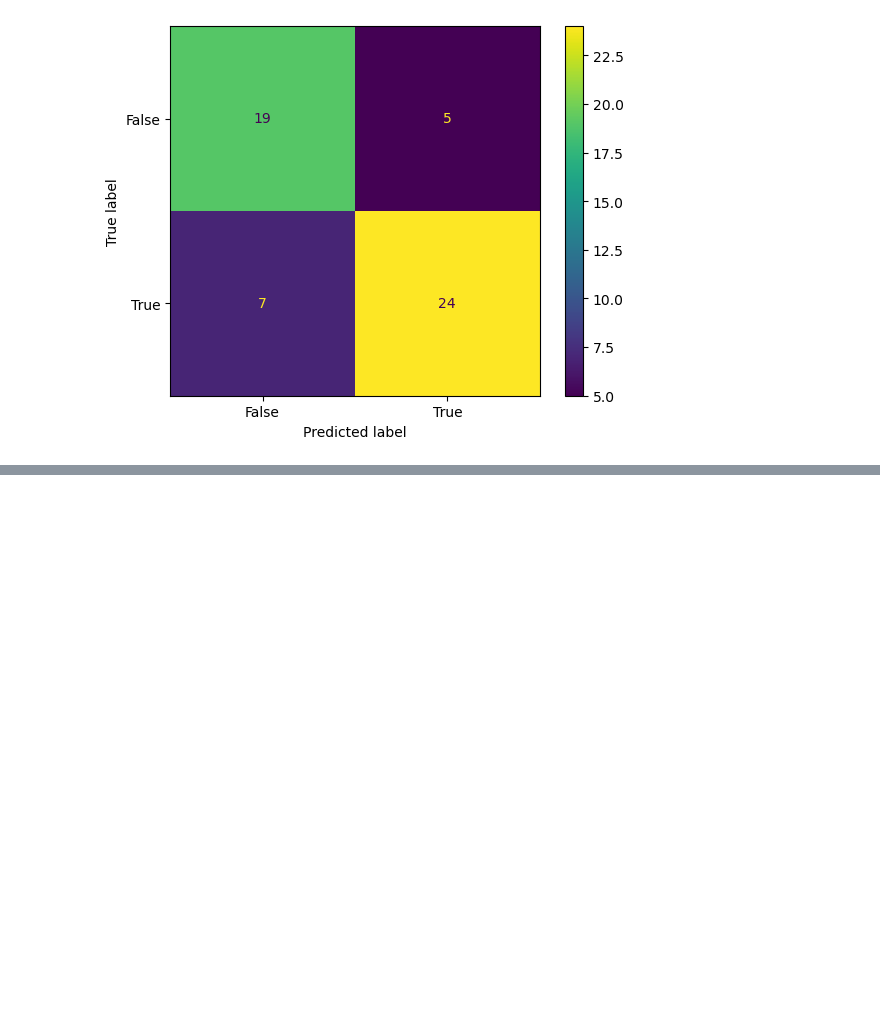
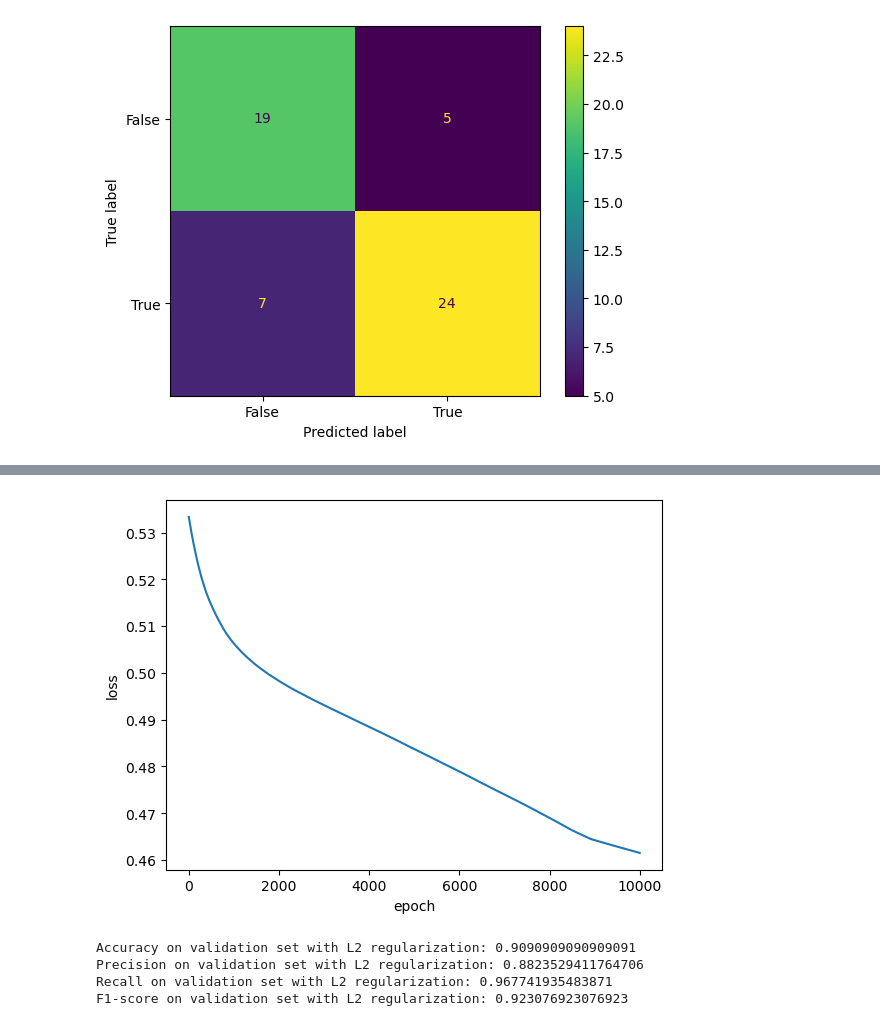
Before and after one commit to thuvu17/ml-train-heart-attack, a Jupyter notebook: heart_attack_NN.ipynb, the cells around one changed output, grey strips where cells are left out. Cells and saved outputs as stored; diff of their text form; code cells hidden in the pictures; blank space fills up the shorter version.

```diff
--- a/heart_attack_NN.ipynb
+++ b/heart_attack_NN.ipynb
@@ -278,11 +300,45 @@ y_test_tensor = torch.Tensor(y_test)
+# %%
+# Define the optimizer with L1 regularization
+lambda_l1 = 1e-2
+optimizer_reg_l1 = SGD(train_model.parameters(), lr=0.01, weight_decay = lambda_l1)
+
+
+def optimize_l1(num_epoch, lambda_l1, optimizer, model, X_tensor, y_tensor):
+    epoch_loss_dict = {}
+    for epoch in range(num_epoch):
+        y_pred = model(X_tensor)                    # Forward propagation
+        loss = loss_cal(y_pred, y_tensor)           # Compute original lost
+
+        # Add L1 regularization term to the loss
+        l1_reg = 0
+        for param in model.parameters():
+            l1_reg += torch.norm(param, p=1)
+        l1_penalty = lambda_l1 * l1_reg
+
+        # Compute total loss with L1 regularization
+        loss = loss_cal(y_pred, y_tensor) + l1_penalty
+        epoch_loss_dict[epoch] = loss.item()
+
+        optimizer.zero_grad()                       # Zero the gradients
+        loss.backward()                             # Backward propagation
+        optimizer.step()                            # Update the parameters
+
+    return y_pred, epoch_loss_dict
 # %%
-y_pred_test = my_model(X_test_tensor)
-y_pred_test_hard = torch.where(y_pred_test > 0.5, 1, 0)
-correct = torch.where(y_pred_test_hard == y_test_tensor, 1, 0)
-accuracy = float(torch.sum(correct) / y_test.shape[0])
-print("accuracy:", accuracy)
+y_pred_val_reg_l1, epoch_loss_dict_val_reg_l1 = optimize_l1(num_epoch, lambda_l1, optimizer_reg_l1, train_model, X_val_tensor, y_val_tensor)
+y_pred_binary_val_reg_l1 = (y_pred_val_reg_l1.detach().numpy() > 0.5).astype(int)
+plot_loss_curve(epoch_loss_dict_val_reg_l1)
+# %% [output]
+[figure, added]
 # %%
-cm = metrics.confusion_matrix(y_test_tensor, y_pred_test_hard)
-cm_display = metrics.ConfusionMatrixDisplay(confusion_matrix = cm, display_labels = [False, True])
-cm_display.plot()
-plt.show()
+accuracy_val_l1, precision_val_l1, recall_val_l1, f1_val_l1 = perf_metrics(y_val, y_pred_binary_val_reg_l1)
+
+print("Accuracy on validation set with L2 regularization:", accuracy_val_l1)
+print("Precision on validation set with L2 regularization:", precision_val_l1)
+print("Recall on validation set with L2 regularization:", recall_val_l1)
+print("F1-score on validation set with L2 regularization:", f1_val_l1)
+# %% [output]
+Accuracy on validation set with L2 regularization: 0.9090909090909091
+Precision on validation set with L2 regularization: 0.8823529411764706
+Recall on validation set with L2 regularization: 0.967741935483871
+F1-score on validation set with L2 regularization: 0.923076923076923
```
Also changed, not shown: parts of 11 cells of this notebook.
